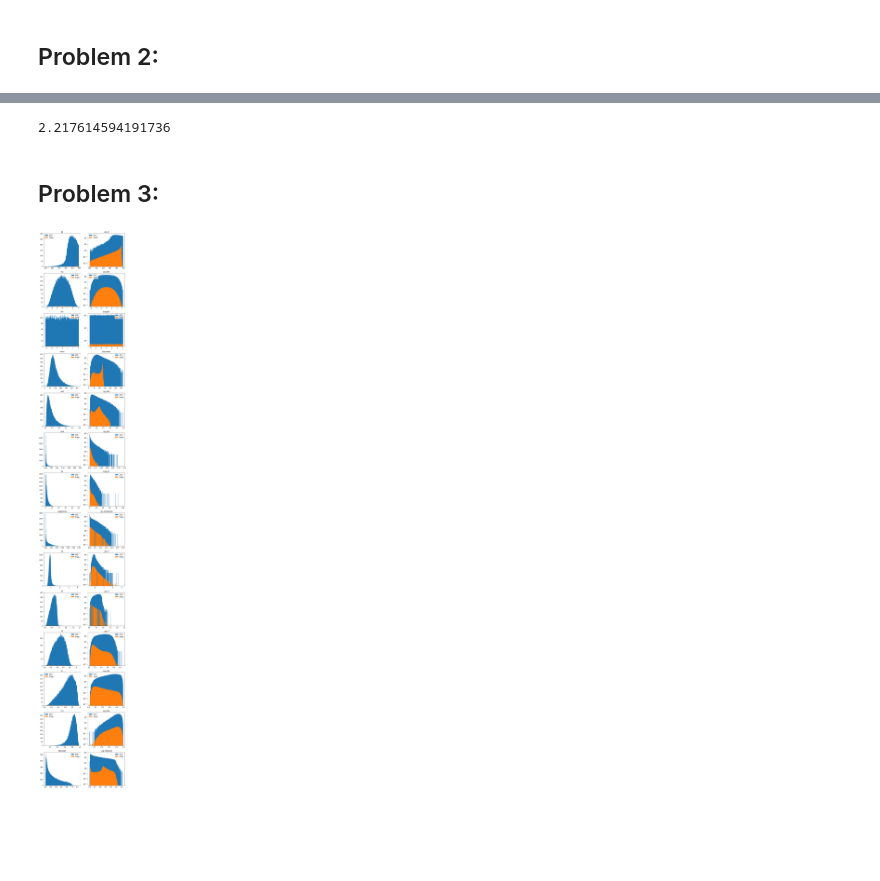
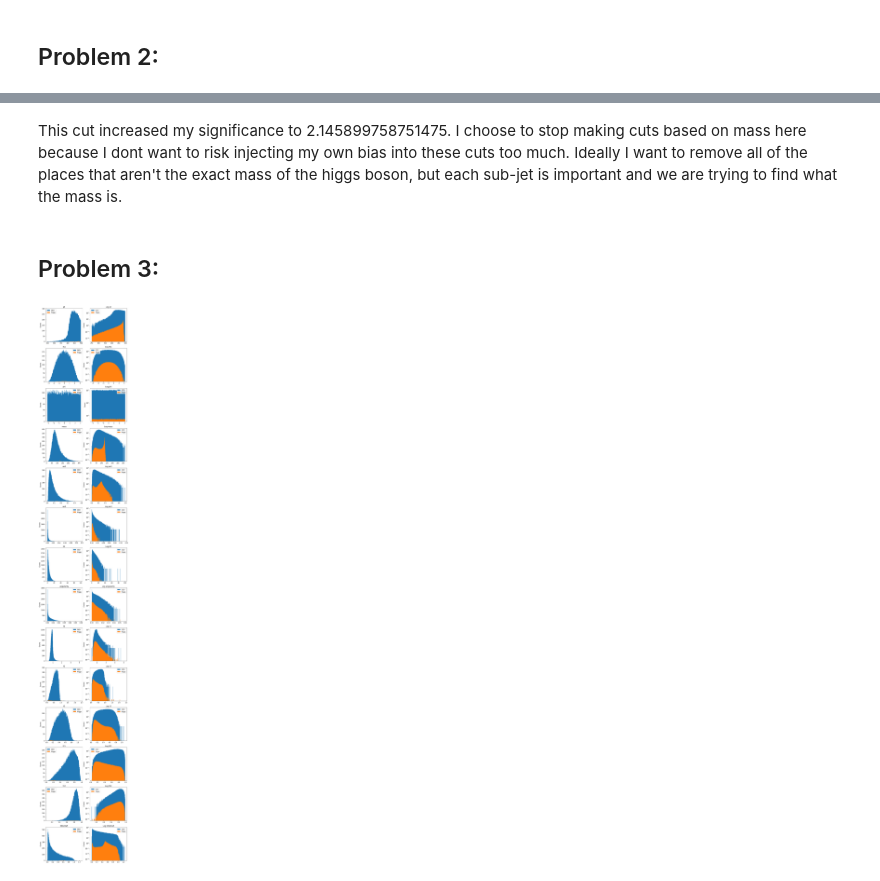
Before and after one commit to Higgins00/Phys434, a Jupyter notebook: Lab7-8.ipynb, the cells around one changed output, grey strips where cells are left out. Drawn from its saved outputs; the diff is of its cells as text; code cells hidden in the pictures; blank space fills up the shorter version.

```diff
--- a/Lab7-8.ipynb
+++ b/Lab7-8.ipynb
@@ -53,2 +107,11 @@ plt.step(histo_higgs[1],histo_higgs[0])
+# %%
+mass_cut_higgs = np.where((higgs_table['mass']<133)&(higgs_table['mass']>119))
+mass_cut_qcd = np.where((qcd_table['mass']<133)&(qcd_table['mass']>119))
+
+histo = np.histogram(np.array(higgs_table['mass'])[mass_cut_higgs],np.arange(higgs_table['mass'].min(),higgs_table['mass'].max(),(higgs_table['mass'].max()-higgs_table['mass'].min())/200),weights =(100*np.ones(len(np.array(higgs_table['mass'])[mass_cut_higgs]))/len(higgs_table['mass'])))
+histo1 = np.histogram(np.array(qcd_table['mass'])[mass_cut_qcd],np.arange(qcd_table['mass'].min(),qcd_table['mass'].max(),(qcd_table['mass'].max()-qcd_table['mass'].min())/200),weights=(20000*np.ones(len(np.array(qcd_table['mass'])[mass_cut_qcd]))/len(qcd_table['mass'])))
+
+histo_higgs = np.array([histo[0],histo[1][:-1]])
+histo_qcd = np.array([histo1[0],histo1[1][:-1]])
 # %%
 fig,ax = plt.subplots(1,2,figsize=(10,5))
@@ -108,8 +139,5 @@ ax[1].legend();
-# %%
-#Signifigance
-histo_higgs[0][mass_cut_2].sum() / np.sqrt(histo_qcd[0][mass_cut_2].sum())
-# %% [output]
-2.217614594191736
+# %% [markdown]
+This cut increased my significance to 2.145899758751475. I choose to stop making cuts based on mass here because I dont want to risk injecting my own bias into these cuts too much. Ideally I want to remove all of the places that aren't the exact mass of the higgs boson, but each sub-jet is important and we are trying to find what the mass is.
 # %% [markdown]
 ## Problem 3:
 # %%
@@ -124,16 +152,18 @@ def normalizedhistogram(x):
 # %%
 fig,ax = plt.subplots(len(higgs_table.columns),2,figsize=(10,70))
 
 for i in np.arange(0,len(higgs_table.columns)):
     ax[i][0].set_title('{:s}'.format(higgs_table.columns[i]))
     ax[i][0].bar(normalizedhistogram(higgs_table.columns[i])[1][1],normalizedhistogram(higgs_table.columns[i])[1][0],width=(qcd_table[higgs_table.columns[i]].max()-qcd_table[higgs_table.columns[i]].min())/200, label = 'QCD')
-    ax[i][0].bar(normalizedhistogram(higgs_table.columns[i])[0][1],normalizedhistogram(higgs_table.columns[i])[0][0],width=(qcd_table[higgs_table.columns[i]].max()-qcd_table[higgs_table.columns[i]].min())/200, label = 'Higgs')
+    ax[i][0].bar(normalizedhistogram(higgs_table.columns[i])[0][1],normalizedhistogram(higgs_table.columns[i])[0][0],width=(higgs_table[higgs_table.columns[i]].max()-higgs_table[higgs_table.columns[i]].min())/200, label = 'Higgs')
+    ax[i][0].set_ylabel('Counts')
     ax[i][0].legend()
 
     ax[i][1].set_title('Log {:s}'.format(higgs_table.columns[i]))
     ax[i][1].bar(normalizedhistogram(higgs_table.columns[i])[1][1],normalizedhistogram(higgs_table.columns[i])[1][0],width=(qcd_table[higgs_table.columns[i]].max()-qcd_table[higgs_table.columns[i]].min())/200, label = 'QCD')
-    ax[i][1].bar(normalizedhistogram(higgs_table.columns[i])[0][1],normalizedhistogram(higgs_table.columns[i])[0][0],width=(qcd_table[higgs_table.columns[i]].max()-qcd_table[higgs_table.columns[i]].min())/200, label = 'Higgs')
+    ax[i][1].bar(normalizedhistogram(higgs_table.columns[i])[0][1],normalizedhistogram(higgs_table.columns[i])[0][0],width=(higgs_table[higgs_table.columns[i]].max()-higgs_table[higgs_table.columns[i]].min())/200, label = 'Higgs')
     ax[i][1].set_yscale('log')
+    ax[i][1].set_ylabel('Counts')
     ax[i][1].legend();
 # %% [output]
-[figure, old version]
+[figure, new version]
```
Also changed, not shown: parts of 73 cells of this notebook.
